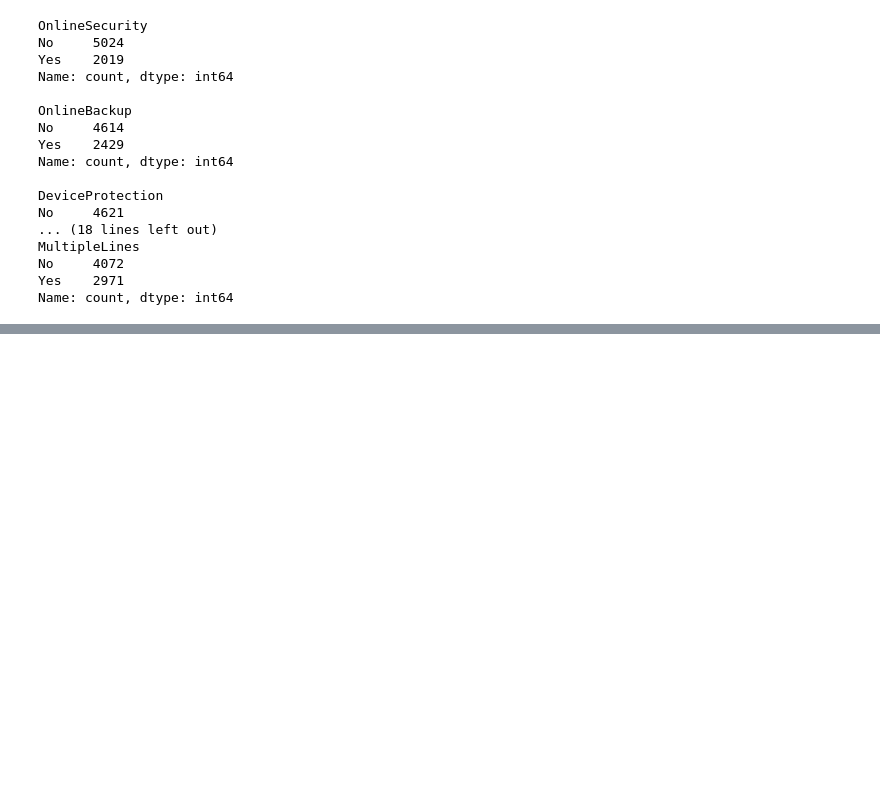
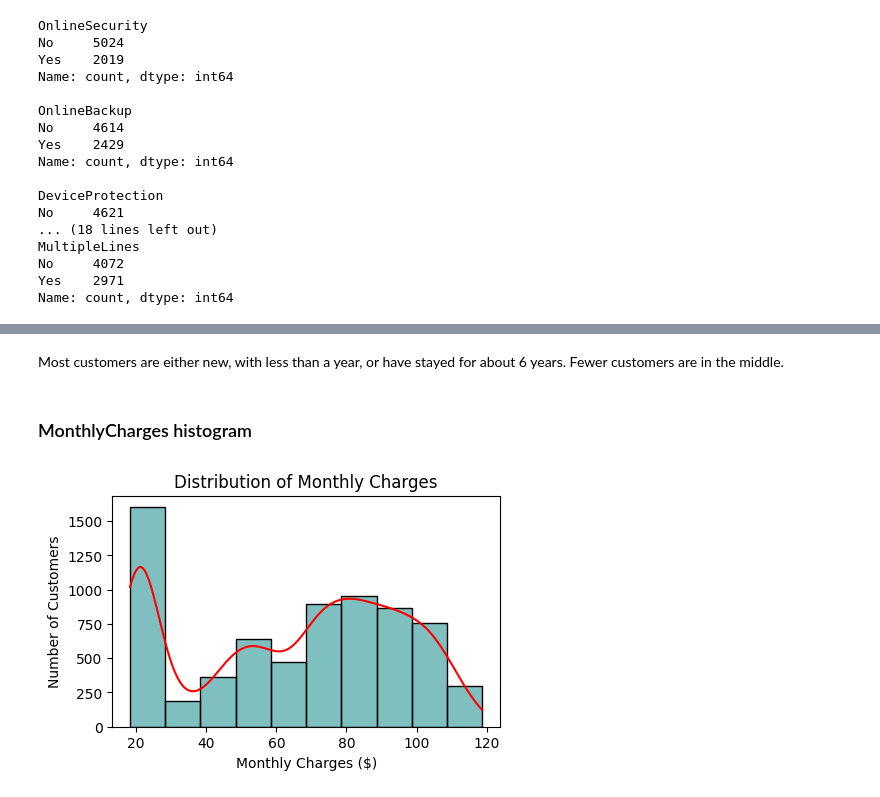
Before and after one commit to r3mo-usd/AAI-500-02-final-project-Sahana-Javier, a Jupyter notebook: src/javier_da.ipynb, the cells around one changed output, grey strips where cells are left out. Cells and saved outputs as stored; diff of their text form; code cells hidden in the pictures; blank space fills up the shorter version.

```diff
--- a/src/javier_da.ipynb
+++ b/src/javier_da.ipynb
@@ -228,0 +254,14 @@ max      72.000000      118.750000   8684.800000
+# %% [markdown]
+Most customers are either new, with less than a year, or have stayed for about 6 years. Fewer customers are in the middle.
+# %% [markdown]
+### MonthlyCharges histogram
+# %%
+plt.figure(figsize=(5,3))
+ax = sns.histplot(telco["MonthlyCharges"], bins=10, color = "teal", kde=True)
+ax.lines[0].set_color("red")
+plt.xlabel("Monthly Charges ($)")
+plt.ylabel("Number of Customers")
+plt.title("Distribution of Monthly Charges")
+plt.show()
+# %% [output]
+[figure, added]
```
Also changed, not shown: parts of 77 cells of this notebook.
